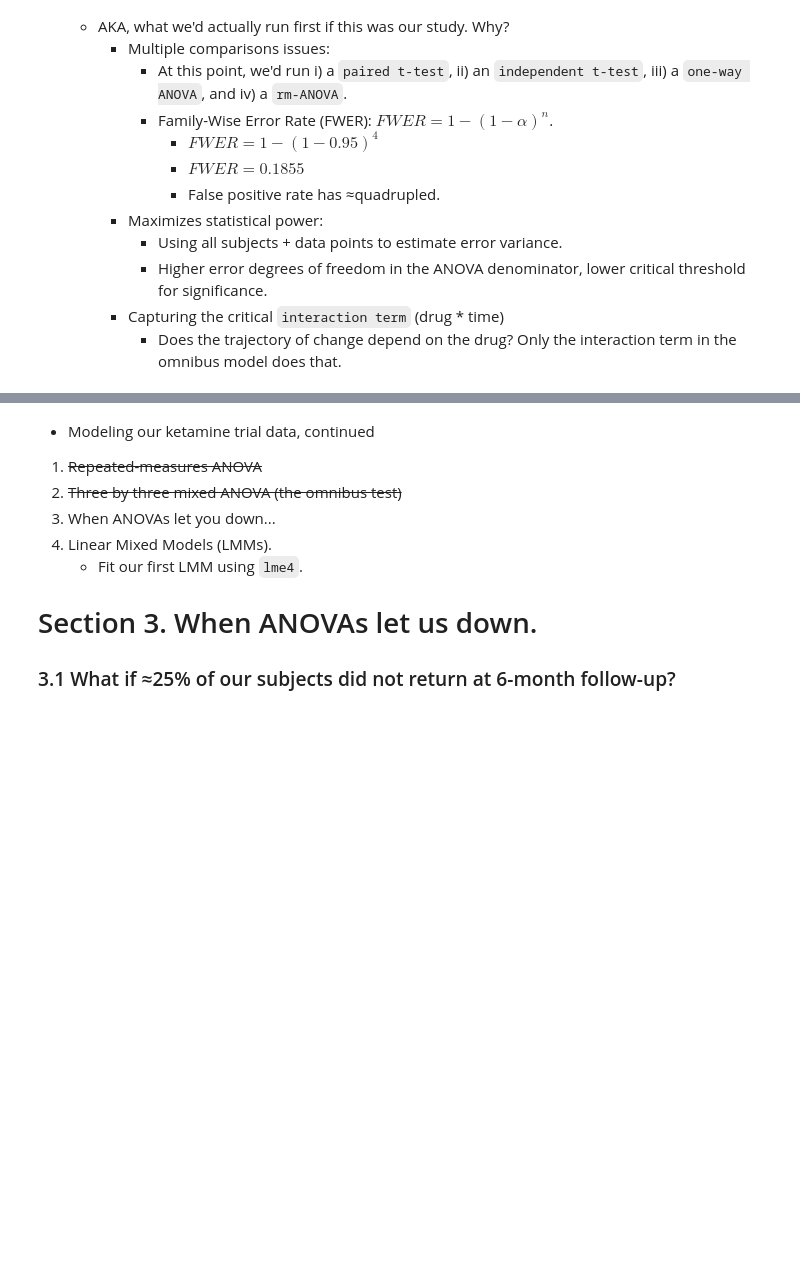
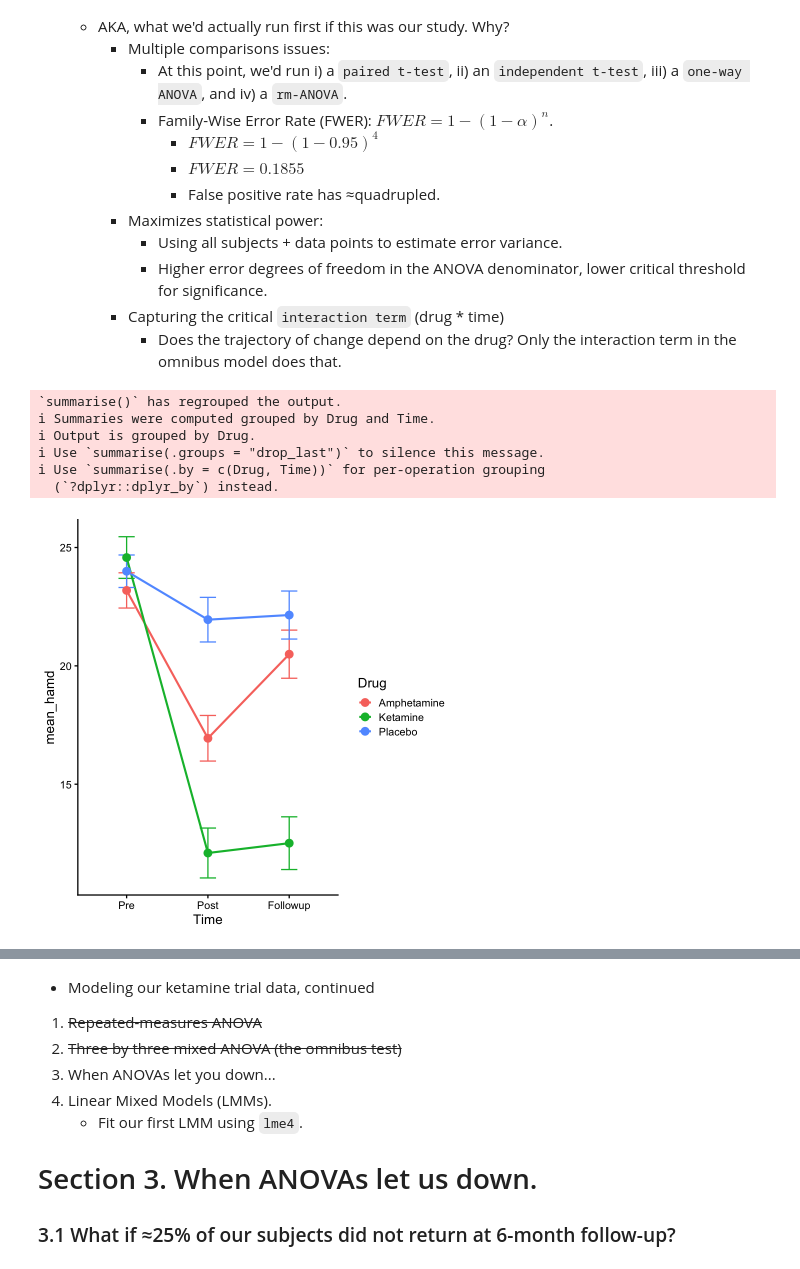
Before and after one commit to JeremyHogeveen/dspn_spring2026_github, a Jupyter notebook: code/dspn_spring2026_week11_03312026.ipynb, the cells around one changed output, grey strips where cells are left out. Cells and saved outputs as stored; diff of their text form; code cells hidden in the pictures; blank space fills up the shorter version.

```diff
--- a/code/dspn_spring2026_week11_03312026.ipynb
+++ b/code/dspn_spring2026_week11_03312026.ipynb
@@ -85,3 +174,26 @@ A tibble: 6 × 5
             * Higher error degrees of freedom in the ANOVA denominator, lower critical threshold for significance.
         * Capturing the critical `interaction term` (drug * time)
             * Does the trajectory of change depend on the drug? Only the interaction term in the omnibus model does that.
+# %%
+# visualize the effects
+df_mixed_anova <- df %>%
+    group_by(Drug, Time) %>%
+    summarise(mean_hamd = mean(HAMD),
+              se_hamd = sd(HAMD) / sqrt(n()))
+# df_mixed_anova
+
+# plotting the effects
+p_mixed_anova <- ggplot(df_mixed_anova,aes(x = Time, y = mean_hamd, color = Drug, group = Drug)) +
+    geom_line(size=1.2) +
+    geom_errorbar(aes(ymin = mean_hamd - se_hamd, ymax = mean_hamd + se_hamd), width=0.2) +
+    geom_point(size=4) +
+    theme_classic(base_size=16)
+p_mixed_anova
+# %% [output]
+`summarise()` has regrouped the output.
+ℹ Summaries were computed grouped by Drug and Time.
+ℹ Output is grouped by Drug.
+ℹ Use `summarise(.groups = "drop_last")` to silence this message.
+ℹ Use `summarise(.by = c(Drug, Time))` for per-operation grouping
+  (`?dplyr::dplyr_by`) instead.
+[figure, added]
```
Also changed, not shown: parts of 8 cells of this notebook.
